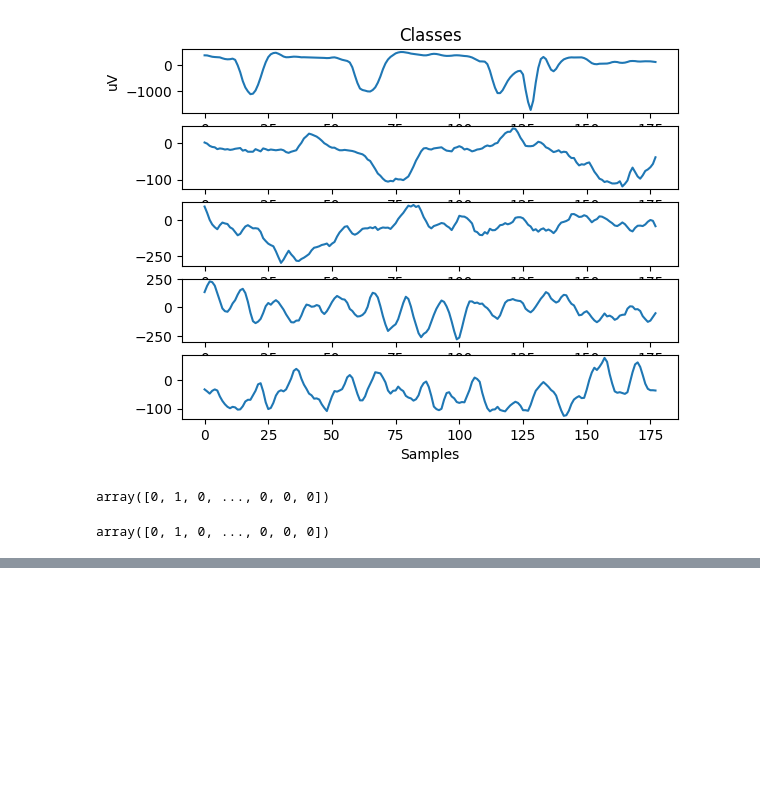
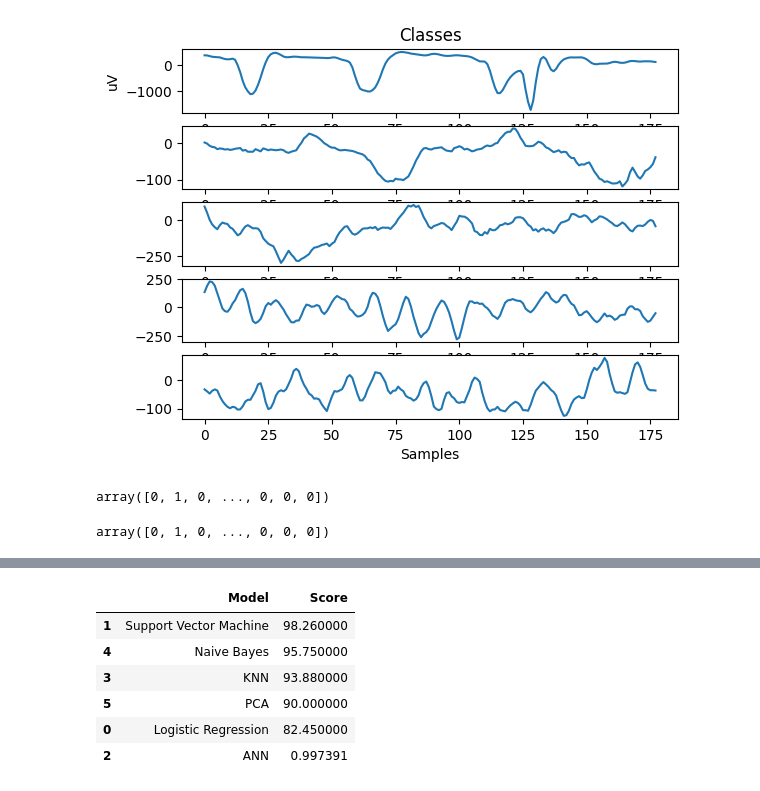
Before and after one commit to mamuncseru/analysis_on_epileptic_seizure_bonn_dataset, a Jupyter notebook: Machine_Learning_Algorithms_for_Epileptic_Seizures_on_Bonn_dataset.ipynb, the cells around one changed output, grey strips where cells are left out. Drawn from its saved outputs; the diff is of its cells as text; code cells hidden in the pictures; blank space fills up the shorter version.

```diff
--- a/Machine_Learning_Algorithms_for_Epileptic_Seizures_on_Bonn_dataset.ipynb
+++ b/Machine_Learning_Algorithms_for_Epileptic_Seizures_on_Bonn_dataset.ipynb
@@ -171,0 +324,10 @@ array([0, 1, 0, ..., 0, 0, 0])
+# %%
+models.sort_values(by='Score', ascending=False)
+# %% [output]
+|  | Model | Score |
+| 1 | Support Vector Machine | 98.260000 |
+| 4 | Naive Bayes | 95.750000 |
+| 3 | KNN | 93.880000 |
+| 5 | PCA | 90.000000 |
+| 0 | Logistic Regression | 82.450000 |
+| 2 | ANN | 0.997391 |
```
Also changed, not shown: parts of 16 cells of this notebook.
